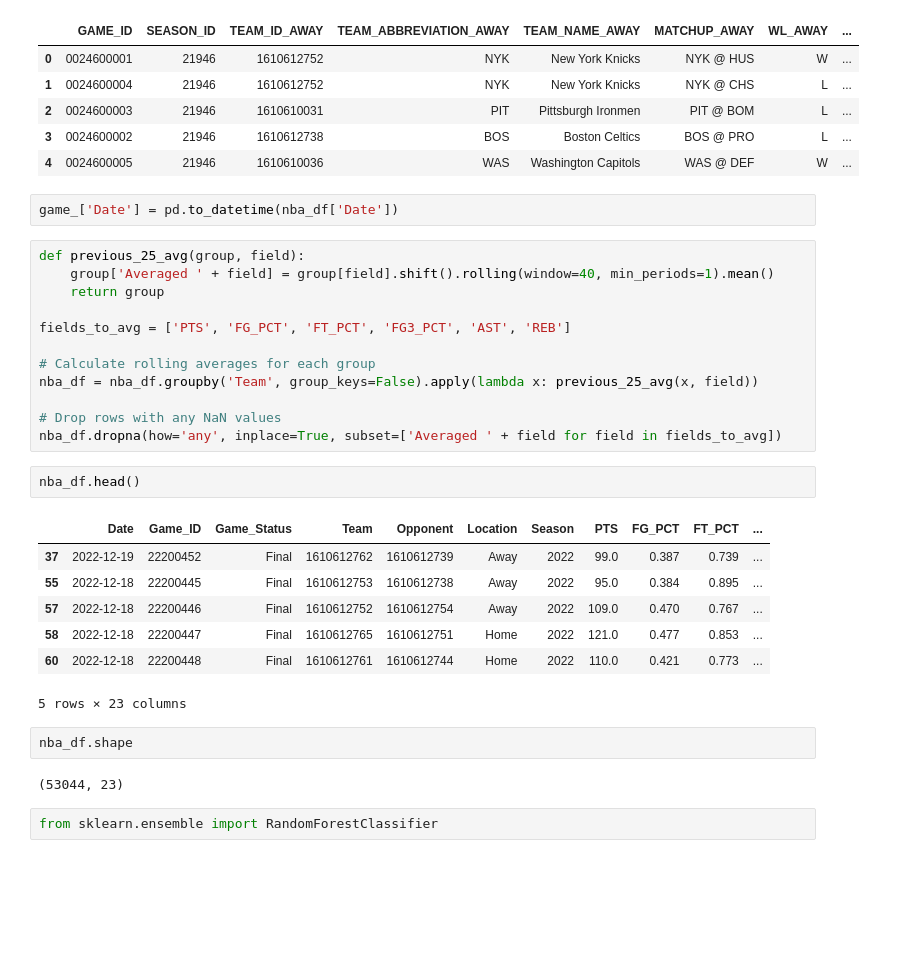
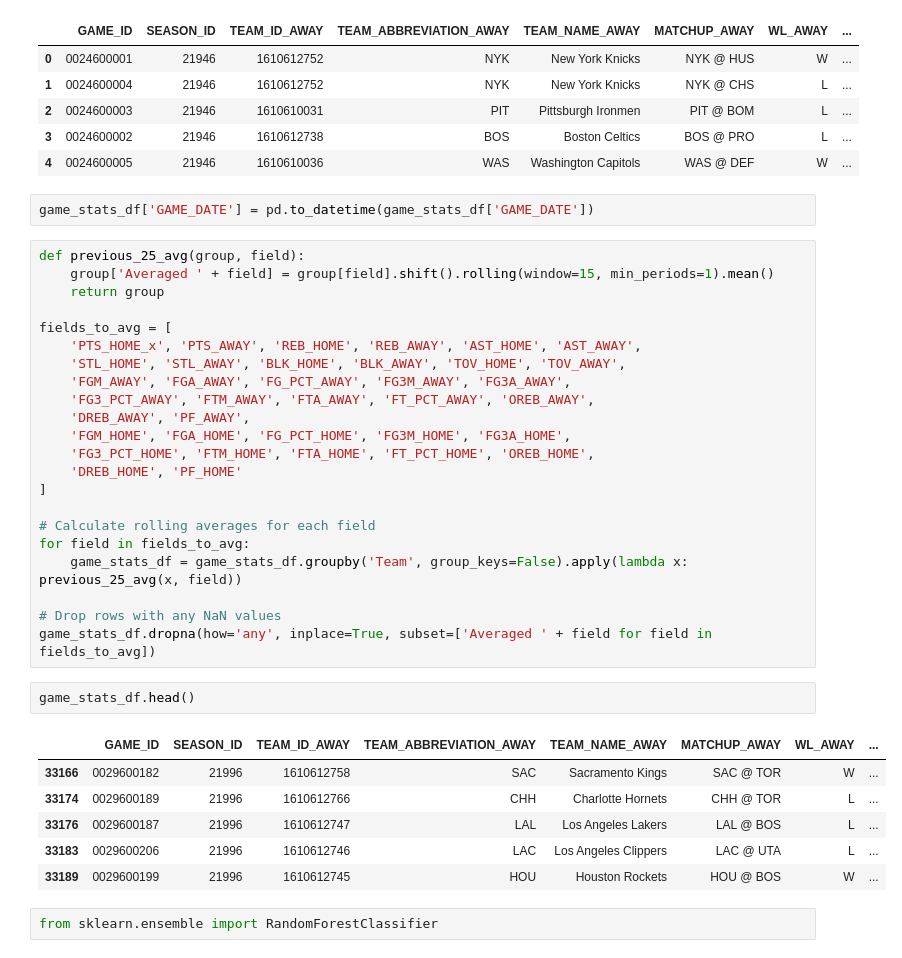
Before and after one commit to evanc108/nba-betting-predictor, a Jupyter notebook: NBA_Predictor.ipynb, the cells around one changed output. Drawn from its saved outputs; the diff is of its cells as text; blank space fills up the shorter version.

```diff
--- a/NBA_Predictor.ipynb
+++ b/NBA_Predictor.ipynb
@@ -139,33 +139,38 @@ game_stats_df.head()
 | 3 | 0024600002 | 21946 | 1610612738 | BOS | Boston Celtics | BOS @ PRO | L | ... |
 | 4 | 0024600005 | 21946 | 1610610036 | WAS | Washington Capitols | WAS @ DEF | W | ... |
 # %%
-game_['Date'] = pd.to_datetime(nba_df['Date'])
+game_stats_df['GAME_DATE'] = pd.to_datetime(game_stats_df['GAME_DATE'])
 # %%
 def previous_25_avg(group, field):
-    group['Averaged ' + field] = group[field].shift().rolling(window=40, min_periods=1).mean()
+    group['Averaged ' + field] = group[field].shift().rolling(window=15, min_periods=1).mean()
     return group
 
-fields_to_avg = ['PTS', 'FG_PCT', 'FT_PCT', 'FG3_PCT', 'AST', 'REB']
+fields_to_avg = [
+    'PTS_HOME_x', 'PTS_AWAY', 'REB_HOME', 'REB_AWAY', 'AST_HOME', 'AST_AWAY',
+    'STL_HOME', 'STL_AWAY', 'BLK_HOME', 'BLK_AWAY', 'TOV_HOME', 'TOV_AWAY',
+    'FGM_AWAY', 'FGA_AWAY', 'FG_PCT_AWAY', 'FG3M_AWAY', 'FG3A_AWAY',
+    'FG3_PCT_AWAY', 'FTM_AWAY', 'FTA_AWAY', 'FT_PCT_AWAY', 'OREB_AWAY',
+    'DREB_AWAY', 'PF_AWAY',
+    'FGM_HOME', 'FGA_HOME', 'FG_PCT_HOME', 'FG3M_HOME', 'FG3A_HOME',
+    'FG3_PCT_HOME', 'FTM_HOME', 'FTA_HOME', 'FT_PCT_HOME', 'OREB_HOME',
+    'DREB_HOME', 'PF_HOME'
+]
 
-# Calculate rolling averages for each group
-nba_df = nba_df.groupby('Team', group_keys=False).apply(lambda x: previous_25_avg(x, field))
+# Calculate rolling averages for each field
+for field in fields_to_avg:
+    game_stats_df = game_stats_df.groupby('Team', group_keys=False).apply(lambda x: previous_25_avg(x, field))
 
 # Drop rows with any NaN values
-nba_df.dropna(how='any', inplace=True, subset=['Averaged ' + field for field in fields_to_avg])
+game_stats_df.dropna(how='any', inplace=True, subset=['Averaged ' + field for field in fields_to_avg])
 # %%
-nba_df.head()
+game_stats_df.head()
 # %% [output]
-|  | Date | Game_ID | Game_Status | Team | Opponent | Location | Season | PTS | FG_PCT | FT_PCT | ... |
-| 37 | 2022-12-19 | 22200452 | Final | 1610612762 | 1610612739 | Away | 2022 | 99.0 | 0.387 | 0.739 | ... |
-| 55 | 2022-12-18 | 22200445 | Final | 1610612753 | 1610612738 | Away | 2022 | 95.0 | 0.384 | 0.895 | ... |
-| 57 | 2022-12-18 | 22200446 | Final | 1610612752 | 1610612754 | Away | 2022 | 109.0 | 0.470 | 0.767 | ... |
-| 58 | 2022-12-18 | 22200447 | Final | 1610612765 | 1610612751 | Home | 2022 | 121.0 | 0.477 | 0.853 | ... |
-| 60 | 2022-12-18 | 22200448 | Final | 1610612761 | 1610612744 | Home | 2022 | 110.0 | 0.421 | 0.773 | ... |
+|  | GAME_ID | SEASON_ID | TEAM_ID_AWAY | TEAM_ABBREVIATION_AWAY | TEAM_NAME_AWAY | MATCHUP_AWAY | WL_AWAY | ... |
+| 33166 | 0029600182 | 21996 | 1610612758 | SAC | Sacramento Kings | SAC @ TOR | W | ... |
+| 33174 | 0029600189 | 21996 | 1610612766 | CHH | Charlotte Hornets | CHH @ TOR | L | ... |
+| 33176 | 0029600187 | 21996 | 1610612747 | LAL | Los Angeles Lakers | LAL @ BOS | L | ... |
+| 33183 | 0029600206 | 21996 | 1610612746 | LAC | Los Angeles Clippers | LAC @ UTA | L | ... |
+| 33189 | 0029600199 | 21996 | 1610612745 | HOU | Houston Rockets | HOU @ BOS | W | ... |
-5 rows × 23 columns
-# %%
-nba_df.shape
-# %% [output]
-(53044, 23)
 # %%
 from sklearn.ensemble import RandomForestClassifier
 # %%
```
Also changed, not shown: parts of 7 cells of this notebook.
